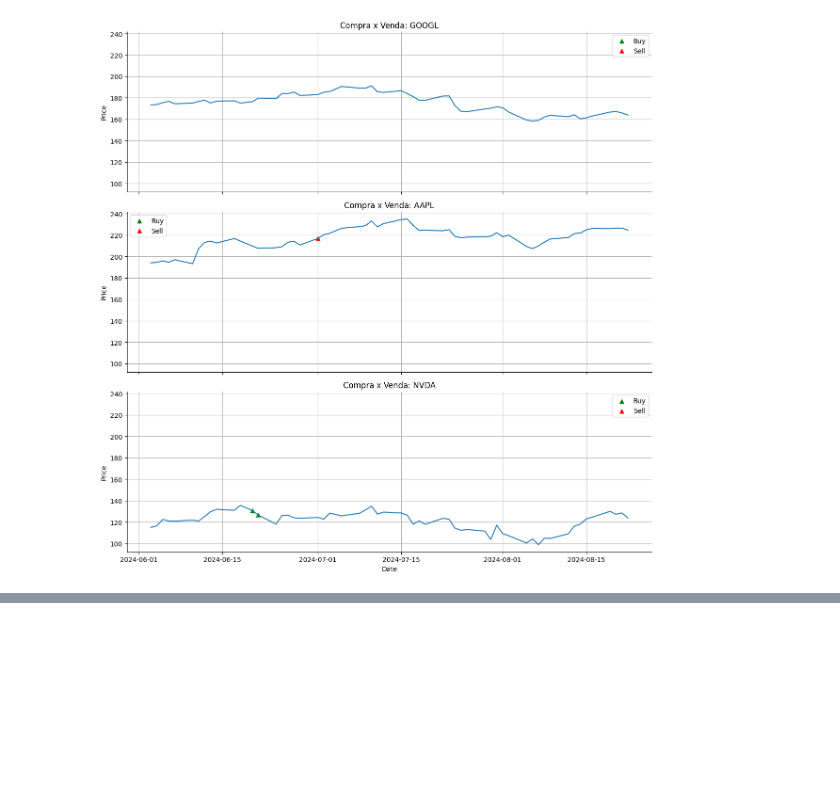
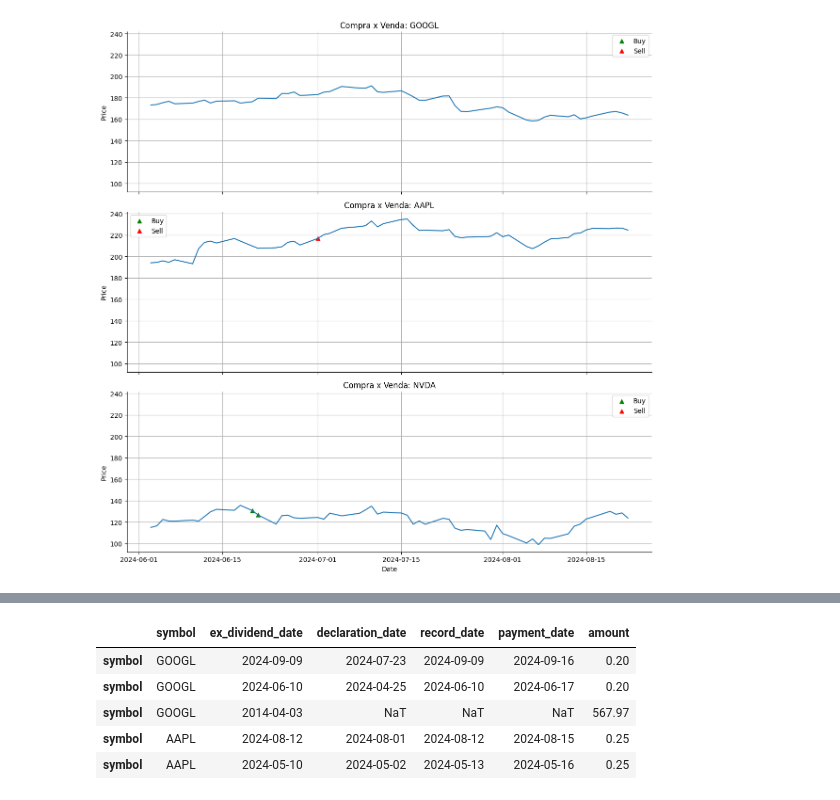
Before and after one commit to AndersonDeFaro/Estudos-Alura-Pyhton, a Jupyter notebook: 99-Generative_AI/mercado_financeiro/1_0_ConsumirAPI.ipynb, the cells around one changed output, grey strips where cells are left out. Drawn from its saved outputs; the diff is of its cells as text; code cells hidden in the pictures; blank space fills up the shorter version.

Commit message:
Coletando dados de dividendos das symbols

```diff
--- a/99-Generative_AI/mercado_financeiro/1_0_ConsumirAPI.ipynb
+++ b/99-Generative_AI/mercado_financeiro/1_0_ConsumirAPI.ipynb
@@ -577,0 +578,4 @@ plt.show()
+# %%
+load_dotenv()
+#api_key = os.getenv('API_KEY2')
+base_url = os.getenv('BASE_URL_DIVIDENDS')
@@ -577,0 +621,10 @@ plt.show()
+# %%
+
+# Loop para obter os dados de dividendos de cada empresa
+df_dividends = pd.DataFrame()
+for symbol in symbols:
+  dividends = get_dividends(base_url, symbol, api_key)
+  df_dividends = pd.concat([df_dividends, dividends])
+# %%
+df_dividends = convert_data_types(df_dividends)
+df_dividends.info()
@@ -577,0 +645,9 @@ plt.show()
+# %%
+df_dividends.head()
+# %% [output]
+|  | symbol | ex_dividend_date | declaration_date | record_date | payment_date | amount |
+| symbol | GOOGL | 2024-09-09 | 2024-07-23 | 2024-09-09 | 2024-09-16 | 0.20 |
+| symbol | GOOGL | 2024-06-10 | 2024-04-25 | 2024-06-10 | 2024-06-17 | 0.20 |
+| symbol | GOOGL | 2014-04-03 | NaT | NaT | NaT | 567.97 |
+| symbol | AAPL | 2024-08-12 | 2024-08-01 | 2024-08-12 | 2024-08-15 | 0.25 |
+| symbol | AAPL | 2024-05-10 | 2024-05-02 | 2024-05-13 | 2024-05-16 | 0.25 |
```
Also changed, not shown: parts of 6 cells of this notebook.
